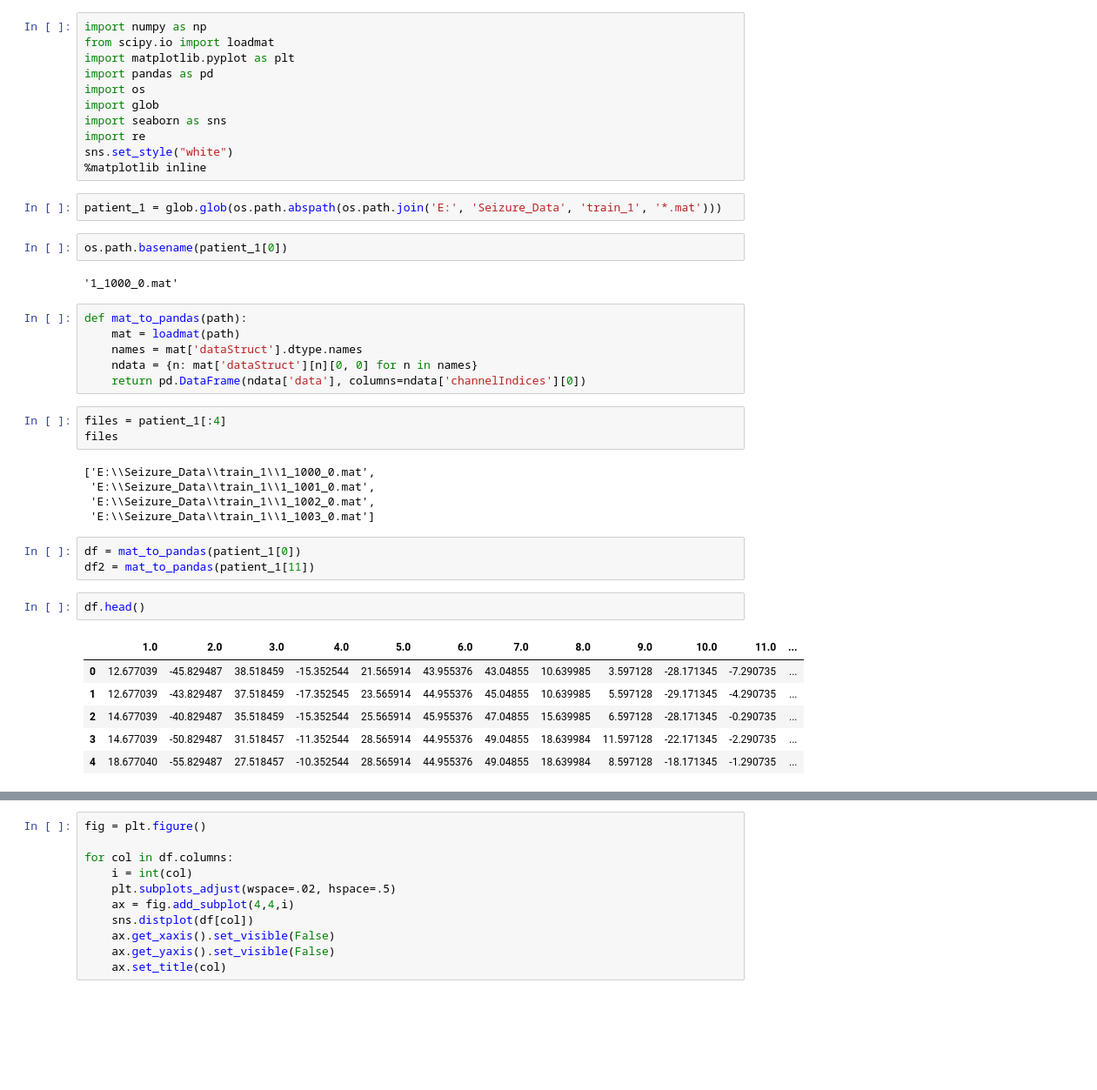
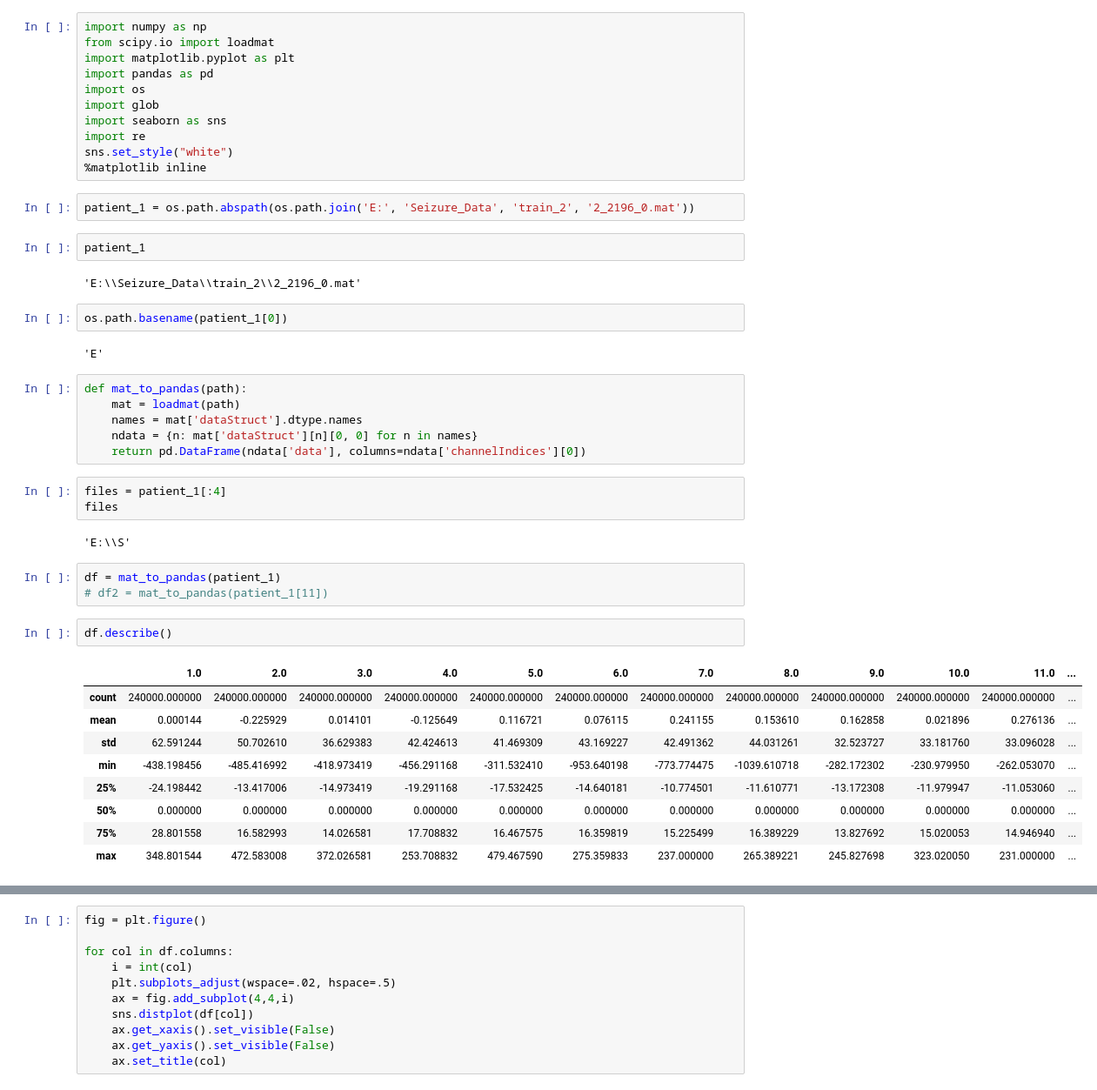
Before and after one commit to A-Jacobson/iEEG_Seizure_Prediction, a Jupyter notebook: EDA.ipynb, the cells around one changed output, grey strips where cells are left out. Shown at 87% size. Drawn from its saved outputs; the diff is of its cells as text; blank space fills up the shorter version.

```diff
--- a/EDA.ipynb
+++ b/EDA.ipynb
@@ -10,11 +10,15 @@ import re
 sns.set_style("white")
 %matplotlib inline
 # %%
-patient_1 = glob.glob(os.path.abspath(os.path.join('E:', 'Seizure_Data', 'train_1', '*.mat')))
+patient_1 = os.path.abspath(os.path.join('E:', 'Seizure_Data', 'train_2', '2_2196_0.mat'))
+# %%
+patient_1
+# %% [output]
+'E:\\Seizure_Data\\train_2\\2_2196_0.mat'
 # %%
 os.path.basename(patient_1[0])
 # %% [output]
-'1_1000_0.mat'
+'E'
 # %%
 def mat_to_pandas(path):
     mat = loadmat(path)
@@ -25,22 +29,22 @@ def mat_to_pandas(path):
 files = patient_1[:4]
 files
 # %% [output]
-['E:\\Seizure_Data\\train_1\\1_1000_0.mat',
- 'E:\\Seizure_Data\\train_1\\1_1001_0.mat',
- 'E:\\Seizure_Data\\train_1\\1_1002_0.mat',
- 'E:\\Seizure_Data\\train_1\\1_1003_0.mat']
+'E:\\S'
 # %%
-df = mat_to_pandas(patient_1[0])
-df2 = mat_to_pandas(patient_1[11])
+df = mat_to_pandas(patient_1)
+# df2 = mat_to_pandas(patient_1[11])
 # %%
-df.head()
+df.describe()
 # %% [output]
 |  | 1.0 | 2.0 | 3.0 | 4.0 | 5.0 | 6.0 | 7.0 | 8.0 | 9.0 | 10.0 | 11.0 | ... |
-| 0 | 12.677039 | -45.829487 | 38.518459 | -15.352544 | 21.565914 | 43.955376 | 43.04855 | 10.639985 | 3.597128 | -28.171345 | -7.290735 | ... |
-| 1 | 12.677039 | -43.829487 | 37.518459 | -17.352545 | 23.565914 | 44.955376 | 45.04855 | 10.639985 | 5.597128 | -29.171345 | -4.290735 | ... |
-| 2 | 14.677039 | -40.829487 | 35.518459 | -15.352544 | 25.565914 | 45.955376 | 47.04855 | 15.639985 | 6.597128 | -28.171345 | -0.290735 | ... |
-| 3 | 14.677039 | -50.829487 | 31.518457 | -11.352544 | 28.565914 | 44.955376 | 49.04855 | 18.639984 | 11.597128 | -22.171345 | -2.290735 | ... |
-| 4 | 18.677040 | -55.829487 | 27.518457 | -10.352544 | 28.565914 | 44.955376 | 49.04855 | 18.639984 | 8.597128 | -18.171345 | -1.290735 | ... |
+| count | 240000.000000 | 240000.000000 | 240000.000000 | 240000.000000 | 240000.000000 | 240000.000000 | 240000.000000 | 240000.000000 | 240000.000000 | 240000.000000 | 240000.000000 | ... |
+| mean | 0.000144 | -0.225929 | 0.014101 | -0.125649 | 0.116721 | 0.076115 | 0.241155 | 0.153610 | 0.162858 | 0.021896 | 0.276136 | ... |
+| std | 62.591244 | 50.702610 | 36.629383 | 42.424613 | 41.469309 | 43.169227 | 42.491362 | 44.031261 | 32.523727 | 33.181760 | 33.096028 | ... |
+| min | -438.198456 | -485.416992 | -418.973419 | -456.291168 | -311.532410 | -953.640198 | -773.774475 | -1039.610718 | -282.172302 | -230.979950 | -262.053070 | ... |
+| 25% | -24.198442 | -13.417006 | -14.973419 | -19.291168 | -17.532425 | -14.640181 | -10.774501 | -11.610771 | -13.172308 | -11.979947 | -11.053060 | ... |
+| 50% | 0.000000 | 0.000000 | 0.000000 | 0.000000 | 0.000000 | 0.000000 | 0.000000 | 0.000000 | 0.000000 | 0.000000 | 0.000000 | ... |
+| 75% | 28.801558 | 16.582993 | 14.026581 | 17.708832 | 16.467575 | 16.359819 | 15.225499 | 16.389229 | 13.827692 | 15.020053 | 14.946940 | ... |
+| max | 348.801544 | 472.583008 | 372.026581 | 253.708832 | 479.467590 | 275.359833 | 237.000000 | 265.389221 | 245.827698 | 323.020050 | 231.000000 | ... |
 # %%
 df[0:1800].plot(subplots=True, figsize=(15,40), sharex=True, sharey=True)
 plt.xlabel('samples')
```
Also changed, not shown: parts of 2 cells of this notebook, 5 other files.
